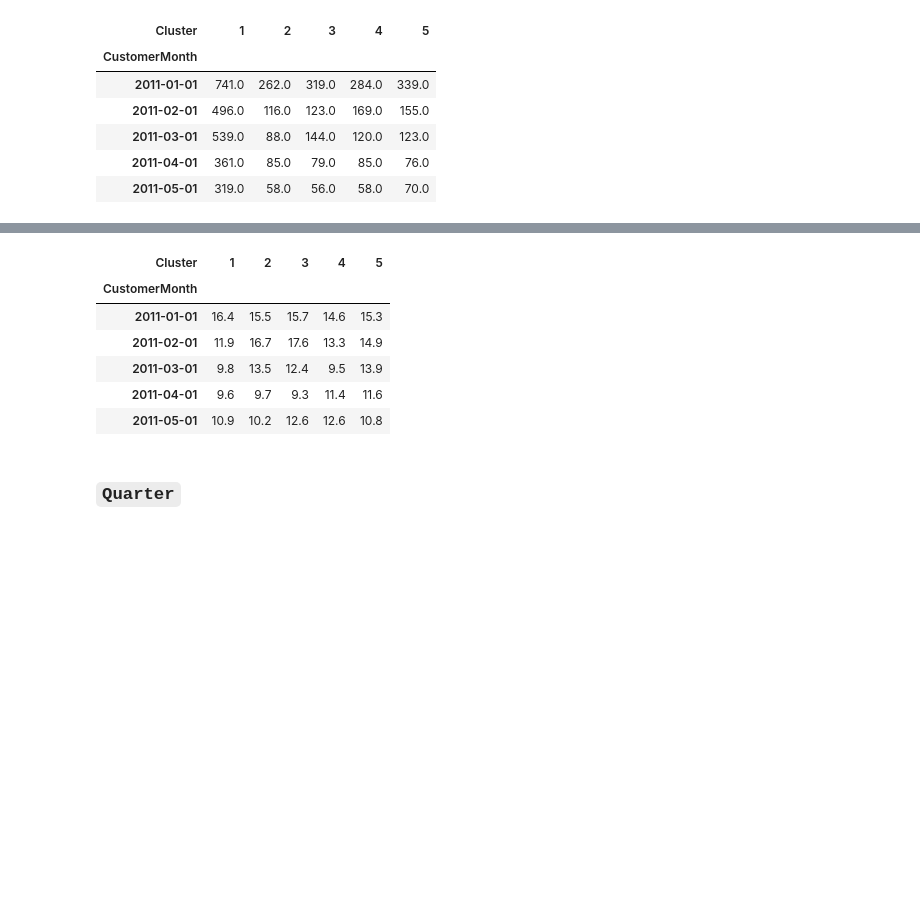
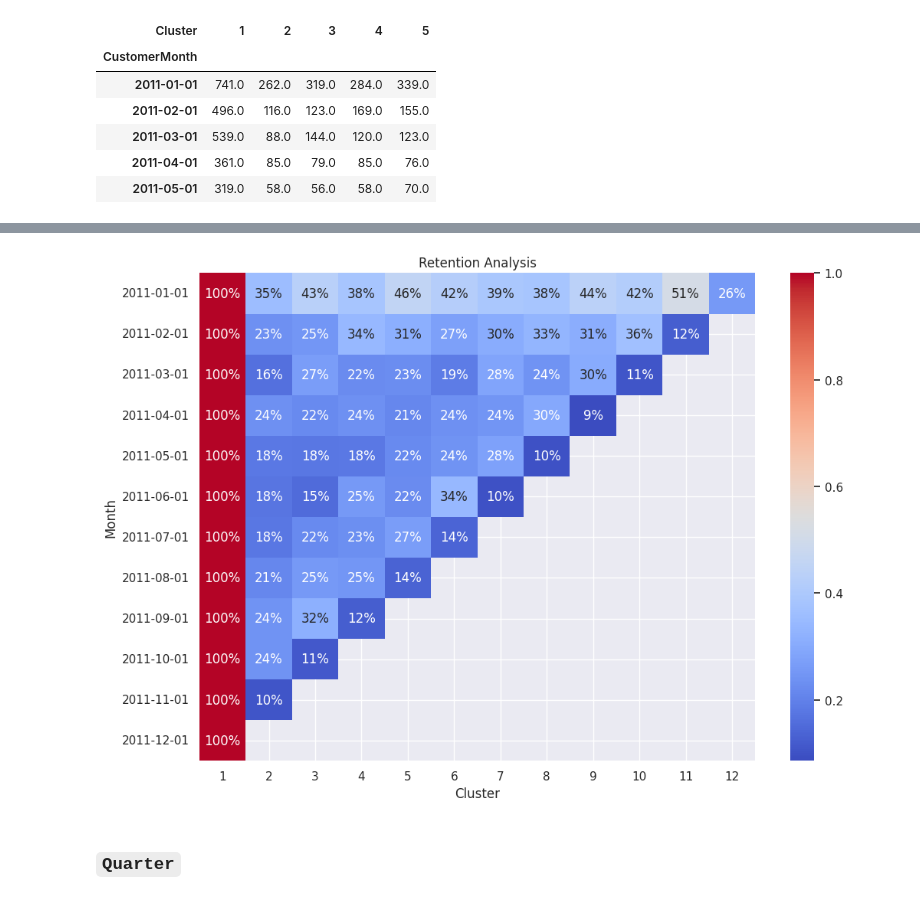
Before and after one commit to Kelrite/Ur, a Jupyter notebook: Oat/Lab 01.ipynb, the cells around one changed output, grey strips where cells are left out. Cells and saved outputs as stored; diff of their text form; code cells hidden in the pictures; blank space fills up the shorter version.

````diff
--- a/Oat/Lab 01.ipynb
+++ b/Oat/Lab 01.ipynb
@@ -140,20 +167,12 @@ retention.iloc[:5, :5]
-# %%
-grouper = oten.groupby(["CustomerMonth", "Cluster"])
-
-quantitas = grouper["Quantity"].mean()
-
-quantitas = quantitas.reset_index()
-
-quantitas = quantitas.pivot(index="CustomerMonth", columns="Cluster", values="Quantity").round(1)
-
-quantitas.iloc[:5, :5]
-# %% [output]
-| Cluster | 1 | 2 | 3 | 4 | 5 |
-| CustomerMonth |  |  |  |  |  |
-| 2011-01-01 | 16.4 | 15.5 | 15.7 | 14.6 | 15.3 |
-| 2011-02-01 | 11.9 | 16.7 | 17.6 | 13.3 | 14.9 |
-| 2011-03-01 | 9.8 | 13.5 | 12.4 | 9.5 | 13.9 |
-| 2011-04-01 | 9.6 | 9.7 | 9.3 | 11.4 | 11.6 |
-| 2011-05-01 | 10.9 | 10.2 | 12.6 | 12.6 | 10.8 |
+# %%
+retention_corr = sns.heatmap(retention, annot=annot, cmap="coolwarm", fmt=".0%")
+
+retention_corr.set_title("Retention Analysis")
+
+retention_corr.set_ylabel("Month")
+
+retention_corr.set_xlabel("Cluster");
+# %% [output]
+[figure, added]
 # %% [markdown]
 ### ```Quarter```
````
Also changed, not shown: parts of 9 cells of this notebook.
